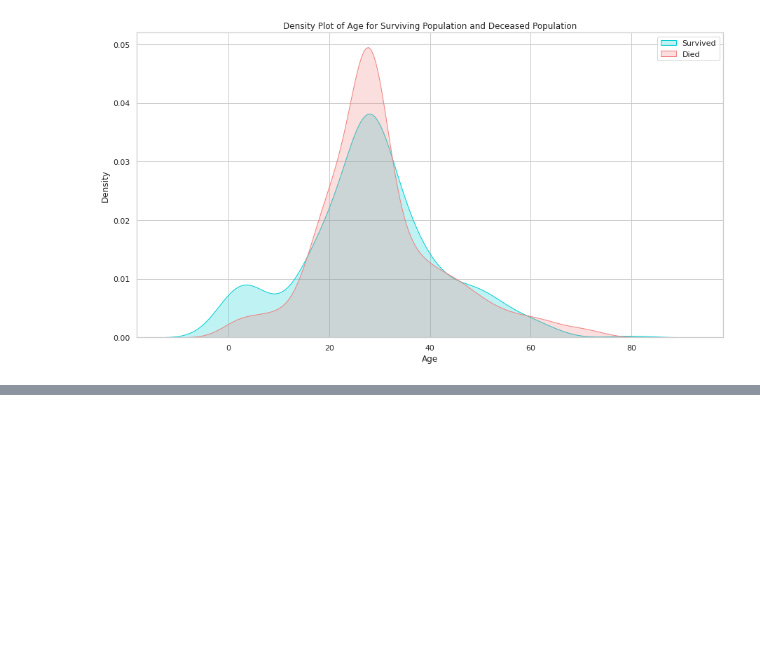
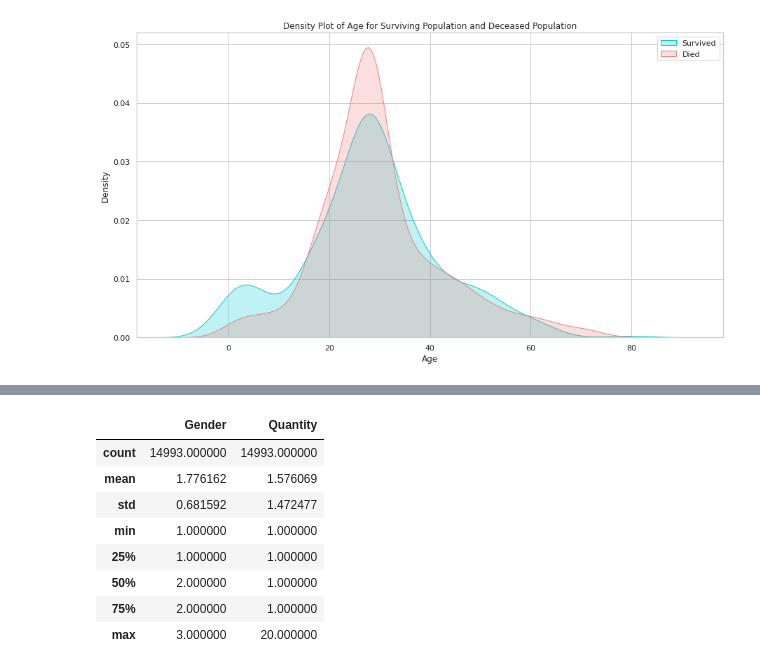
Before and after one commit to KTUYTS/cs441-19-sp2023-data-visualization, a Jupyter notebook: cs441_sp2023_tuyts.ipynb, the cells around one changed output, grey strips where cells are left out. Cells and saved outputs as stored; diff of their text form; code cells hidden in the pictures; blank space fills up the shorter version.

```diff
--- a/cs441_sp2023_tuyts.ipynb
+++ b/cs441_sp2023_tuyts.ipynb
@@ -123,0 +186,12 @@ Density Plot of Age for Surviving Population and Deceased Population
+# %%
+selected_columns_df.describe()
+# %% [output]
+|  | Gender | Quantity |
+| count | 14993.000000 | 14993.000000 |
+| mean | 1.776162 | 1.576069 |
+| std | 0.681592 | 1.472477 |
+| min | 1.000000 | 1.000000 |
+| 25% | 1.000000 | 1.000000 |
+| 50% | 2.000000 | 1.000000 |
+| 75% | 2.000000 | 1.000000 |
+| max | 3.000000 | 20.000000 |
```
Also changed, not shown: parts of 8 cells of this notebook.
